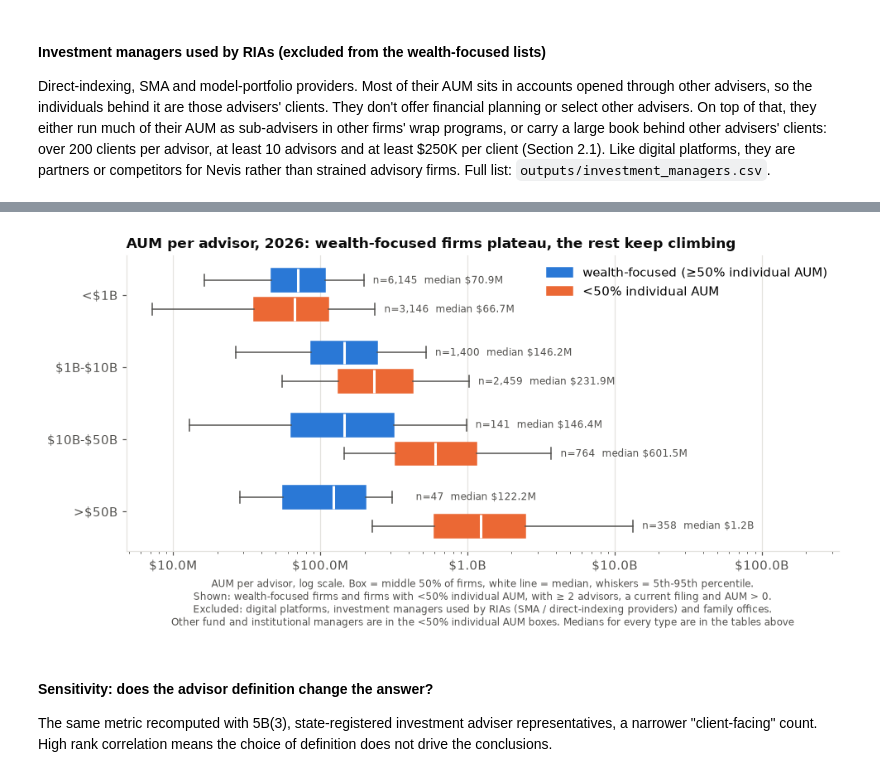
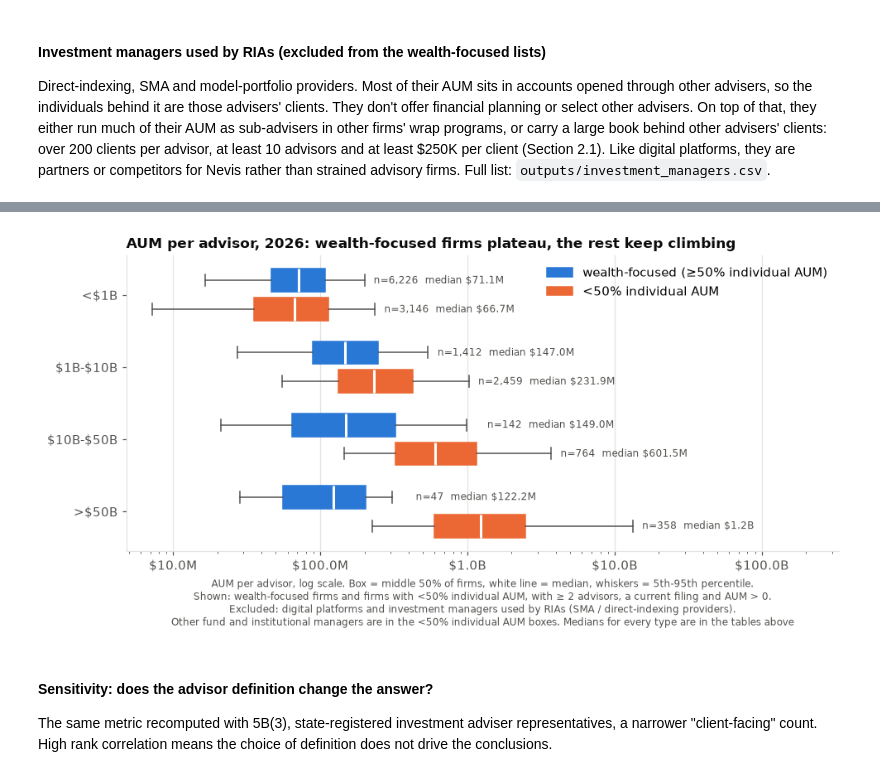
Before and after one commit to sayrest44/nevis-adv-analysis, a Jupyter notebook: nevis-adv-analysis.ipynb, the cells around one changed output, grey strips where cells are left out. Cells and saved outputs as stored; diff of their text form; code cells hidden in the pictures.

```diff
--- a/nevis-adv-analysis.ipynb
+++ b/nevis-adv-analysis.ipynb
@@ -469,7 +477,6 @@ seg = latest.groupby("segment", observed=False).agg(
     wealth_focused_firms=("wealth_focused", "sum"),
     digital_platforms=("digital_platform", "sum"),
     investment_managers=("investment_manager", "sum"),
-    family_offices=("family_office", "sum"),
 )
 seg["share_of_firms"] = seg["firms"] / seg["firms"].sum()
 seg["share_of_aum"] = seg["total_aum"] / seg["total_aum"].sum()
@@ -479,7 +486,7 @@ heading(f"Segment summary, {LATEST}: all RIAs (the firm-type columns count how m
 show(fmt(seg, money_cols=["total_aum", "median_aum", "median_aum_per_advisor"],
             share_cols=["share_of_firms", "share_of_aum", "wealth_focused_share"],
             int_cols=["firms", "median_advisors", "median_clients", "wealth_focused_firms", "digital_platforms",
-                      "investment_managers", "family_offices"]))
+                      "investment_managers"]))
 print(f"Of the {seg.loc['<$1B', 'firms']:,} firms under $1B, {(latest['aum'] == 0).sum():,} report zero AUM.")
 # %% [output]
 ##### Segment summary, 2026: all RIAs (the firm-type columns count how many are of each type)
@@ -835,9 +842,9 @@ q2.to_csv(OUT / "q2_capacity_strained.csv", index=False)
 
 WEALTH_LABEL, OTHER_LABEL = "wealth-focused (≥50% individual AUM)", "<50% individual AUM"
 cap["firm_type"] = np.select(
-    [cap["digital_platform"], cap["investment_manager"], cap["family_office"], cap["wealth_focused"]],
-    ["digital platform", "investment manager used by RIAs", "family office", WEALTH_LABEL], OTHER_LABEL)
-TYPE_ORDER = [WEALTH_LABEL, OTHER_LABEL, "family office", "investment manager used by RIAs", "digital platform"]
+    [cap["digital_platform"], cap["investment_manager"], cap["wealth_focused"]],
+    ["digital platform", "investment manager used by RIAs", WEALTH_LABEL], OTHER_LABEL)
+TYPE_ORDER = [WEALTH_LABEL, OTHER_LABEL, "investment manager used by RIAs", "digital platform"]
 by_type = lambda values, how: cap.pivot_table(index="segment", columns="firm_type", values=values, aggfunc=how,
                                                observed=False)[TYPE_ORDER].rename_axis(columns=None)
 medians = pd.concat({"aum_per_advisor": by_type("aum_per_advisor", "median"),
@@ -1065,35 +1038,35 @@ plot_df = cap[cap["firm_type"].isin([WEALTH_LABEL, OTHER_LABEL]) & (cap["aum_per
 fig, ax = plt.subplots(figsize=(9, 4.6))
 offset, width = 0.2, 0.32
 for firm_type, color, shift in [(WEALTH_LABEL, BLUE, -offset), (OTHER_LABEL, ORANGE, offset)]:
     data = [plot_df.loc[(plot_df["segment"] == s) & (plot_df["firm_type"] == firm_type), "aum_per_advisor"]
             for s in ap.SEGMENT_LABELS]
     pos = np.arange(len(data)) + shift
     bp = ax.boxplot(data, positions=pos, orientation="horizontal", showfliers=False, whis=(5, 95),
                     widths=width, patch_artist=True, manage_ticks=False,
                     boxprops=dict(facecolor=color, edgecolor=color), medianprops=dict(color="white", lw=2),
                     whiskerprops=dict(color=MUTED), capprops=dict(color=MUTED))
     bp["boxes"][0].set_label(firm_type)
     for y, d in zip(pos, data):  # firm count just past the upper whisker
         ax.text(d.quantile(0.95) * 1.15, y, f"n={len(d):,}  median {money(d.median())}",
                 va="center", fontsize=8, color=MUTED)
 ax.set_yticks(np.arange(len(ap.SEGMENT_LABELS)), ap.SEGMENT_LABELS)
 ax.set_xscale("log")
 whisker_ends = plot_df.groupby(["segment", "firm_type"], observed=True)["aum_per_advisor"]
 ax.set_xlim(whisker_ends.quantile(0.05).min() / 1.5, whisker_ends.quantile(0.95).max() * 25)  # room for labels
 ax.xaxis.set_major_formatter(lambda x, _: money(x))
 ax.invert_yaxis()
 ax.grid(axis="y", visible=False)
 ax.legend(loc="upper right")
 ax.set_title(f"AUM per advisor, {LATEST}: wealth-focused firms plateau, the rest keep climbing", loc="left")
 ax.set_xlabel("AUM per advisor, log scale. Box = middle 50% of firms, white line = median, whiskers = 5th-95th percentile.\n"
               "Shown: wealth-focused firms and firms with <50% individual AUM, with ≥ 2 advisors, a current filing and AUM > 0.\n"
-              "Excluded: digital platforms, investment managers used by RIAs (SMA / direct-indexing providers) and family offices.\n"
+              "Excluded: digital platforms and investment managers used by RIAs (SMA / direct-indexing providers).\n"
               "Other fund and institutional managers are in the <50% individual AUM boxes. Medians for every type are in the tables above",
               fontsize=8)
 plt.tight_layout()
 plt.show()
 # %% [output]
-[figure, old version]
+[figure, new version]
 # %% [markdown]
 #### Sensitivity: does the advisor definition change the answer?
 The same metric recomputed with 5B(3), state-registered investment adviser representatives, a narrower "client-facing" count.
```
Also changed, not shown: parts of 20 cells of this notebook.
